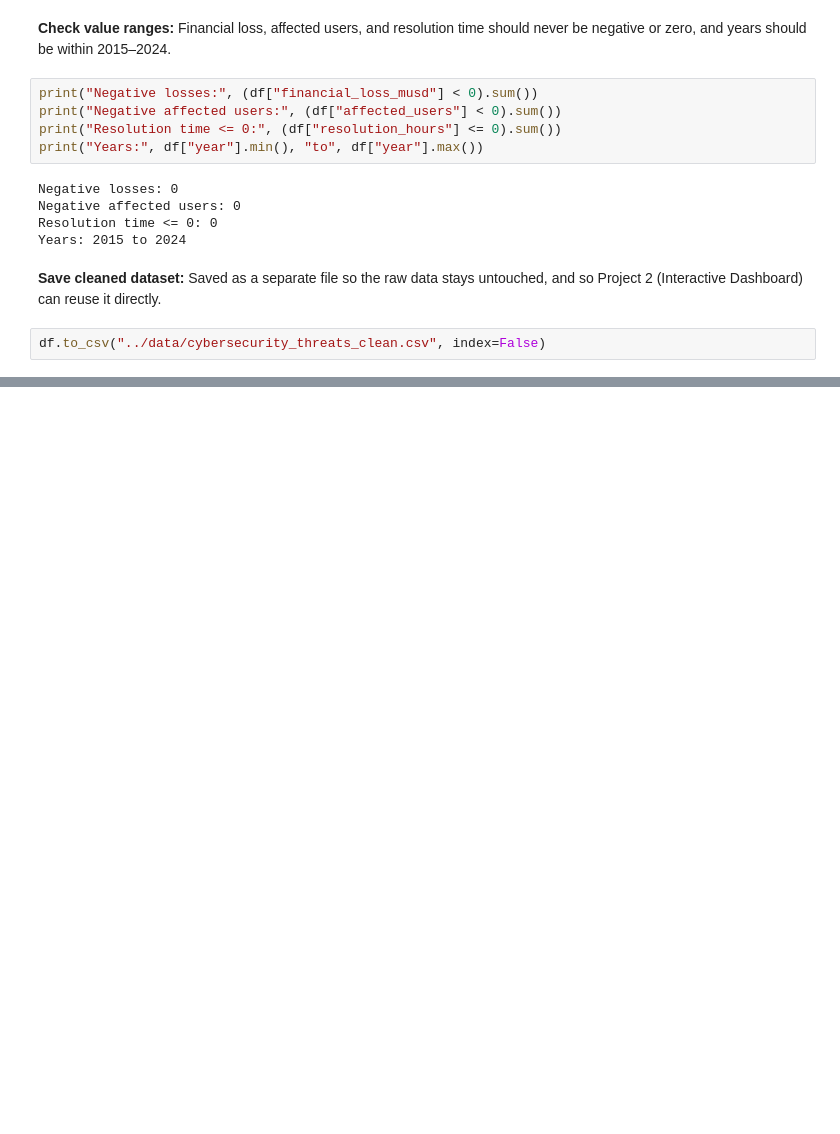
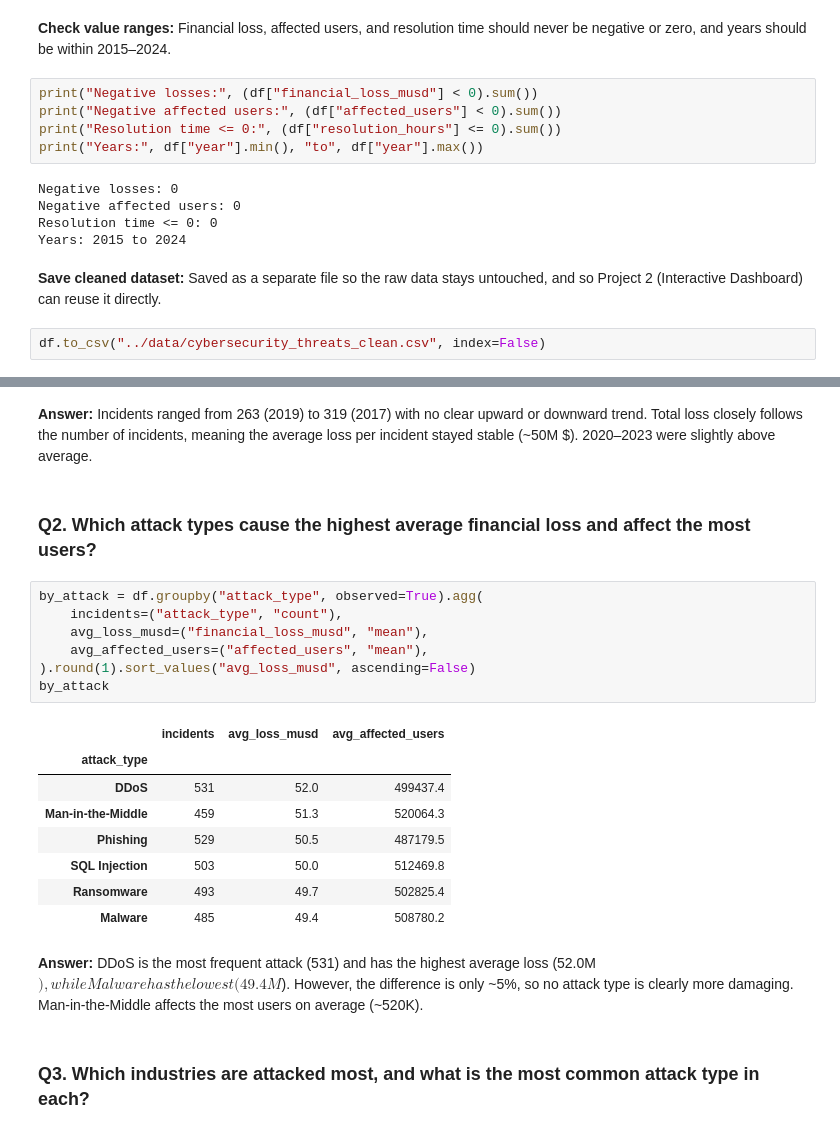
Before and after one commit to iMarwanAbdullah/cybersecurity-threats-analysis, a Jupyter notebook: notebooks/01_cybersecurity_analysis.ipynb, the cells around one changed output, grey strips where cells are left out. Cells and saved outputs as stored; diff of their text form; blank space fills up the shorter version.

```diff
--- a/notebooks/01_cybersecurity_analysis.ipynb
+++ b/notebooks/01_cybersecurity_analysis.ipynb
@@ -191,0 +216,24 @@ df.to_csv("../data/cybersecurity_threats_clean.csv", index=False)
+# %% [markdown]
+**Answer:** Incidents ranged from 263 (2019) to 319 (2017) with no clear upward or downward trend. Total loss closely follows the number of incidents, meaning the average loss per incident stayed stable (~50M $). 2020–2023 were slightly above average.
+# %% [markdown]
+### Q2. Which attack types cause the highest average financial loss and affect the most users?
+# %%
+by_attack = df.groupby("attack_type", observed=True).agg(
+    incidents=("attack_type", "count"),
+    avg_loss_musd=("financial_loss_musd", "mean"),
+    avg_affected_users=("affected_users", "mean"),
+).round(1).sort_values("avg_loss_musd", ascending=False)
+by_attack
+# %% [output]
+|  | incidents | avg_loss_musd | avg_affected_users |
+| attack_type |  |  |  |
+| DDoS | 531 | 52.0 | 499437.4 |
+| Man-in-the-Middle | 459 | 51.3 | 520064.3 |
+| Phishing | 529 | 50.5 | 487179.5 |
+| SQL Injection | 503 | 50.0 | 512469.8 |
+| Ransomware | 493 | 49.7 | 502825.4 |
+| Malware | 485 | 49.4 | 508780.2 |
+# %% [markdown]
+**Answer:** DDoS is the most frequent attack (531) and has the highest average loss (52.0M $), while Malware has the lowest (49.4M $). However, the difference is only ~5%, so no attack type is clearly more damaging. Man-in-the-Middle affects the most users on average (~520K).
+# %% [markdown]
+### Q3. Which industries are attacked most, and what is the most common attack type in each?
```
Also changed, not shown: parts of 13 cells of this notebook, 5 other files.
